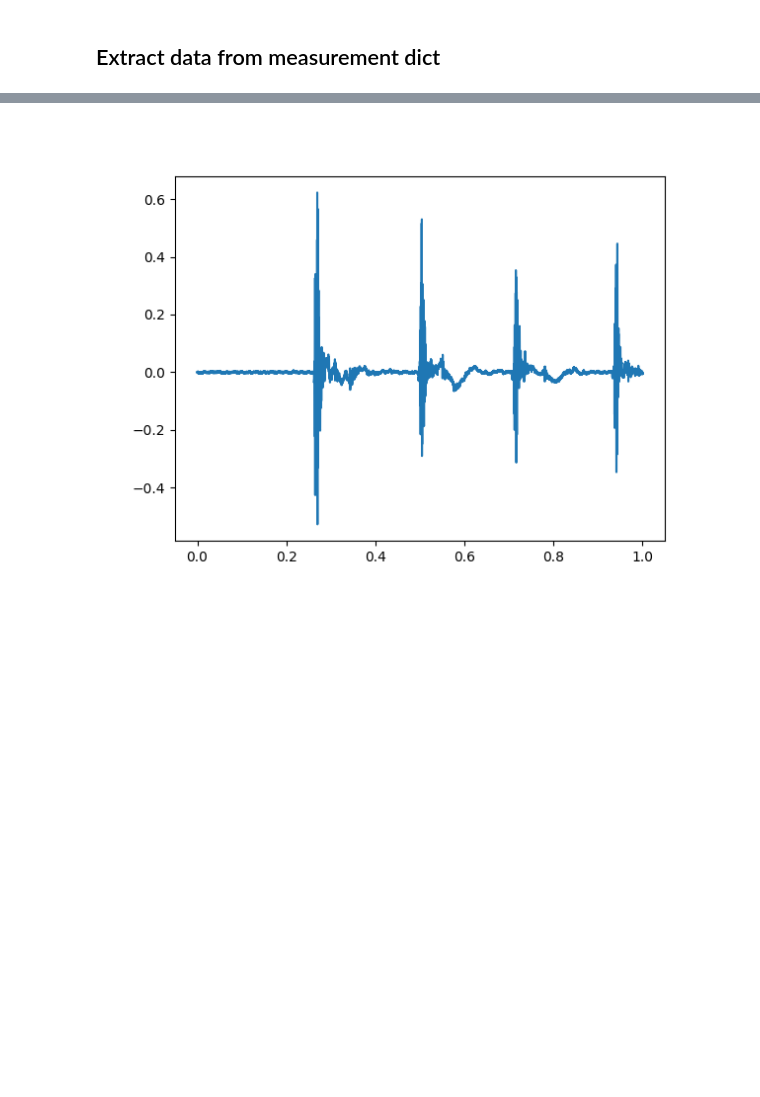
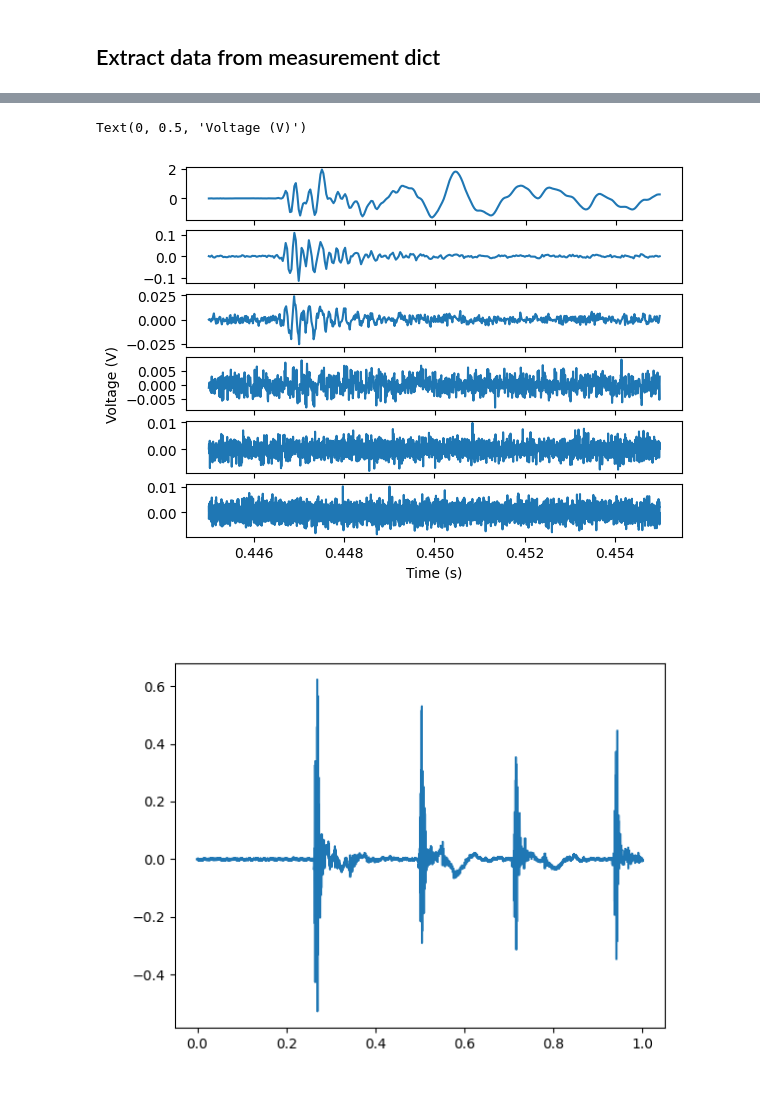
Before and after one commit to MrP123/scf_daq, a Jupyter notebook: main.ipynb, the cells around one changed output, grey strips where cells are left out. Saved outputs shown, nothing was run; the diff lists cells and outputs as text; code cells hidden in the pictures; blank space fills up the shorter version.

Commit message:
Added quick check using wavelet decomposition to compare with literature

```diff
--- a/main.ipynb
+++ b/main.ipynb
@@ -261,3 +290,24 @@ plt.show()
+# %%
+import pywt
+
+coeffs = pywt.wavedec(ch1_data, 'db2', level=5)
+pywt.coeffs_to_array
+
+cA5, cD5, cD4, cD3, cD2, cD1 = coeffs
+
+fig, axs = plt.subplots(6, 1)
+for i, c in enumerate(coeffs):
+    start_wavelet = int(start / len(time) * len(c))
+    end_wavelet = int(end / len(time) * len(c))
+
+    loc_time = np.linspace(time[0], time[-1], c.shape[0])
+    axs[i].plot(loc_time[start_wavelet:end_wavelet], c[start_wavelet:end_wavelet])
+
+axs[-1].set_xlabel("Time (s)")
+axs[len(axs)//2].set_ylabel("Voltage (V)")
+# %% [output]
+Text(0, 0.5, 'Voltage (V)')
+[figure, added]
 # %%
 from scipy.signal import butter, lfilter, freqz
 
```
Also changed, not shown: parts of 10 cells of this notebook, 1 other file.
